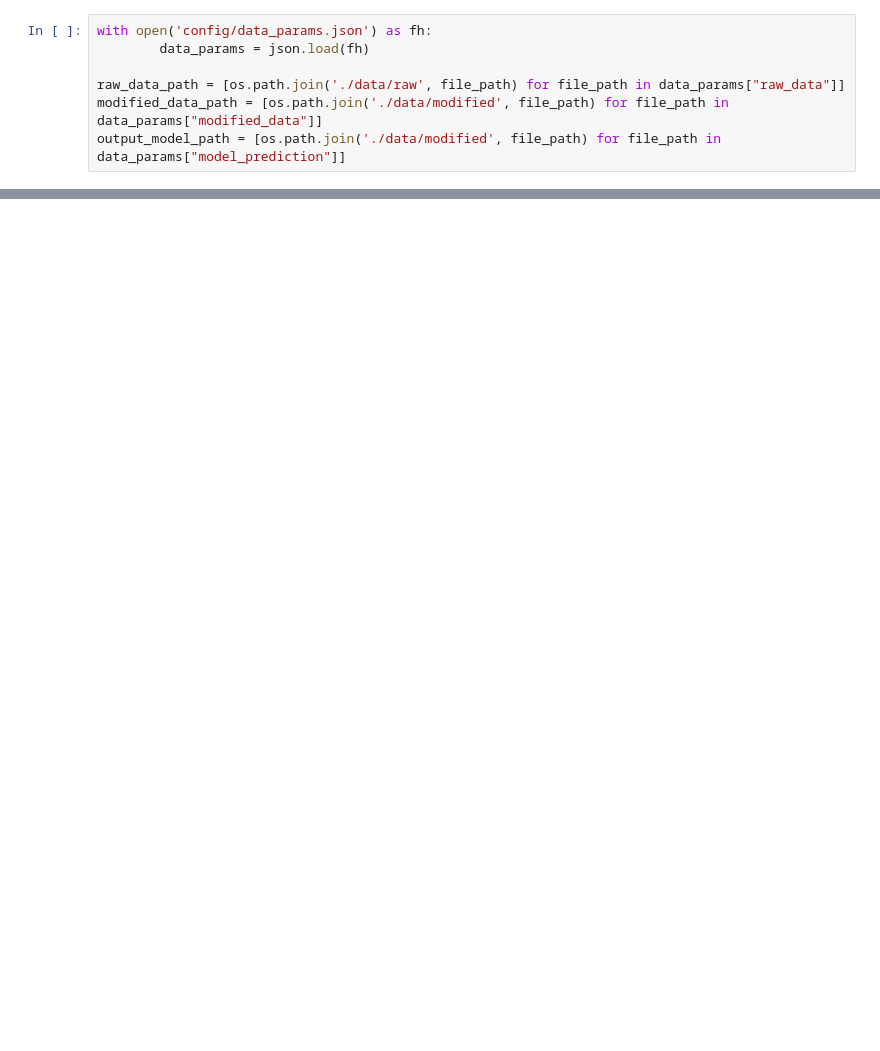
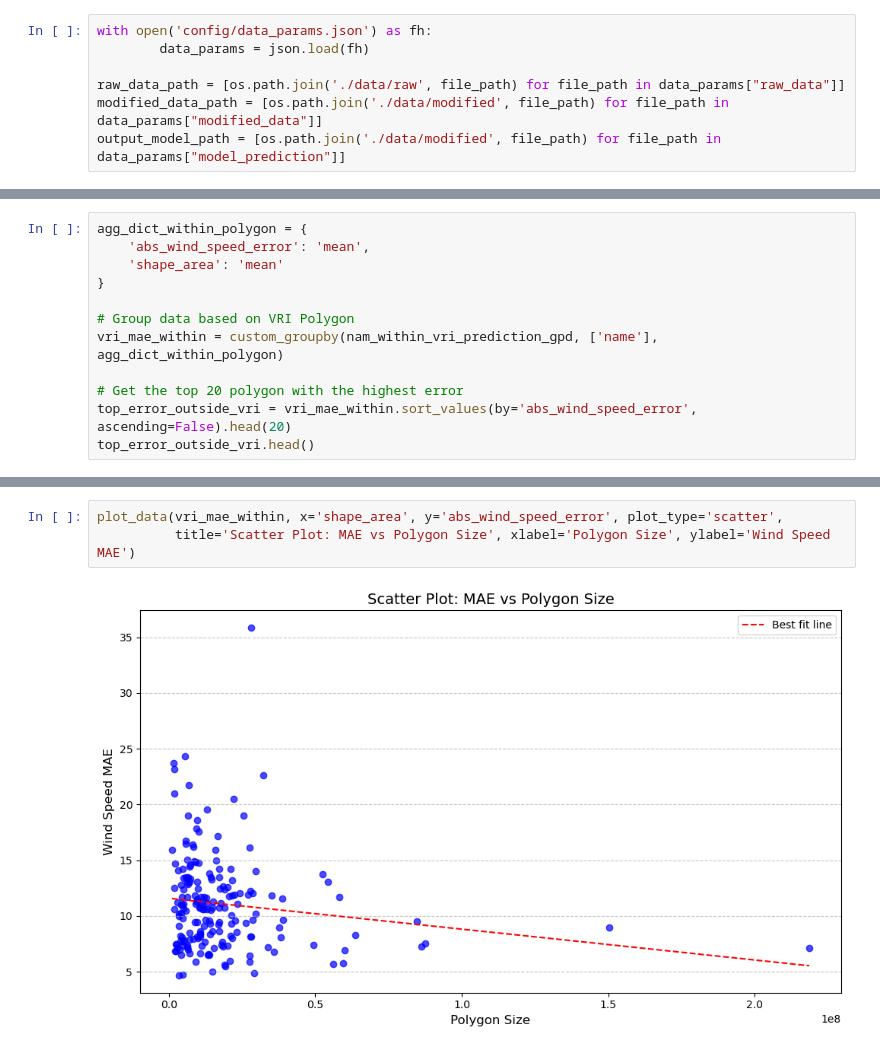
Before and after one commit to StevDoms/SDGE_NAM_Analysis, a Jupyter notebook: notebook/data_analysis.ipynb, the cells around one changed output, grey strips where cells are left out. Saved outputs shown, nothing was run; the diff lists cells and outputs as text; blank space fills up the shorter version.

```diff
--- a/notebook/data_analysis.ipynb
+++ b/notebook/data_analysis.ipynb
@@ -45,0 +169,12 @@ IFrame("../plots/test_file.html", width=700, height=500)
+# %%
+agg_dict_within_polygon = {
+    'abs_wind_speed_error': 'mean',
+    'shape_area': 'mean'
+}
+
+# Group data based on VRI Polygon
+vri_mae_within = custom_groupby(nam_within_vri_prediction_gpd, ['name'], agg_dict_within_polygon)
+
+# Get the top 20 polygon with the highest error
+top_error_outside_vri = vri_mae_within.sort_values(by='abs_wind_speed_error', ascending=False).head(20)
+top_error_outside_vri.head()
@@ -45,0 +204,5 @@ IFrame("../plots/test_file.html", width=700, height=500)
+# %%
+plot_data(vri_mae_within, x='shape_area', y='abs_wind_speed_error', plot_type='scatter',
+          title='Scatter Plot: MAE vs Polygon Size', xlabel='Polygon Size', ylabel='Wind Speed MAE')
+# %% [output]
+[figure, added]
```
Also changed, not shown: parts of 47 cells of this notebook.
